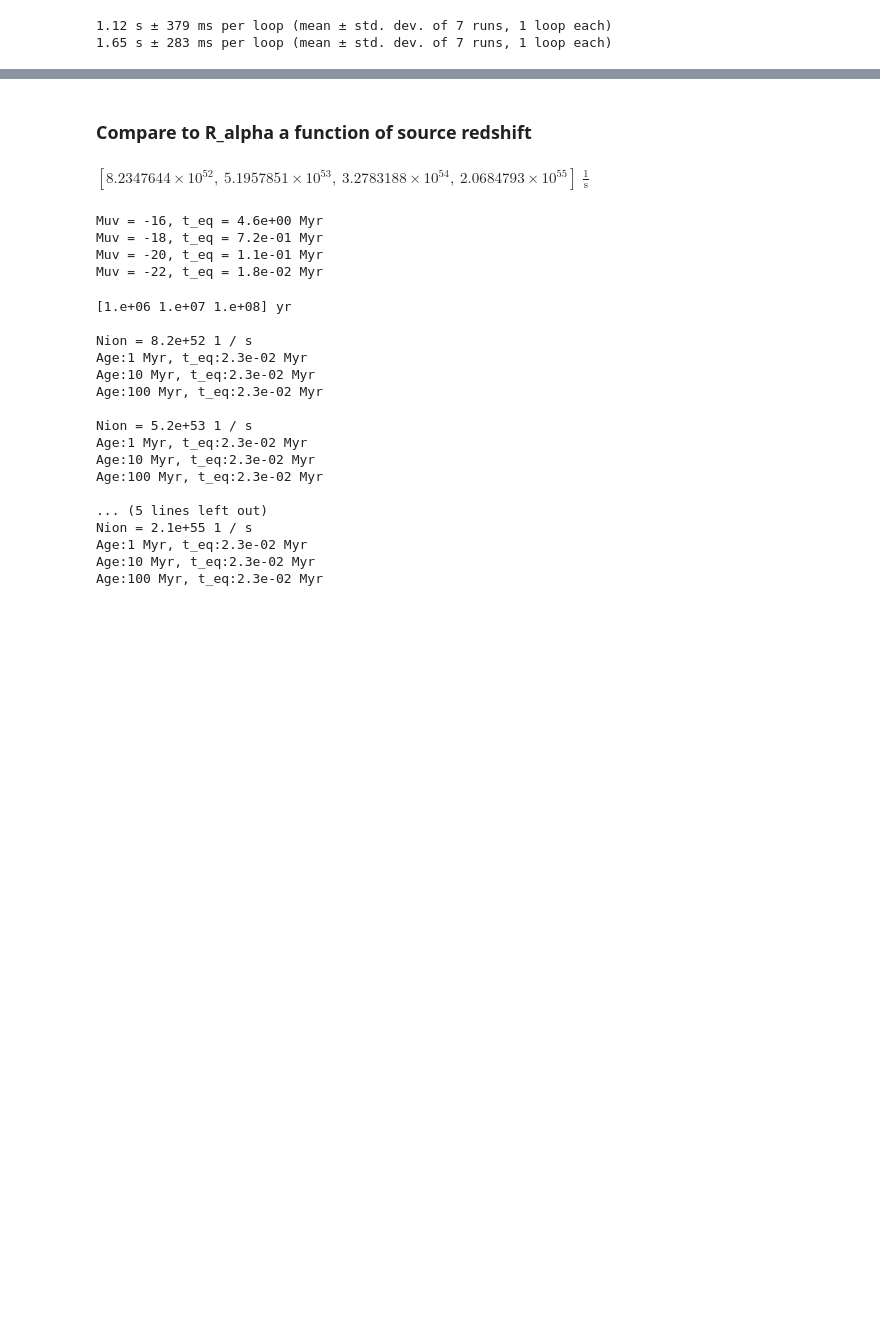
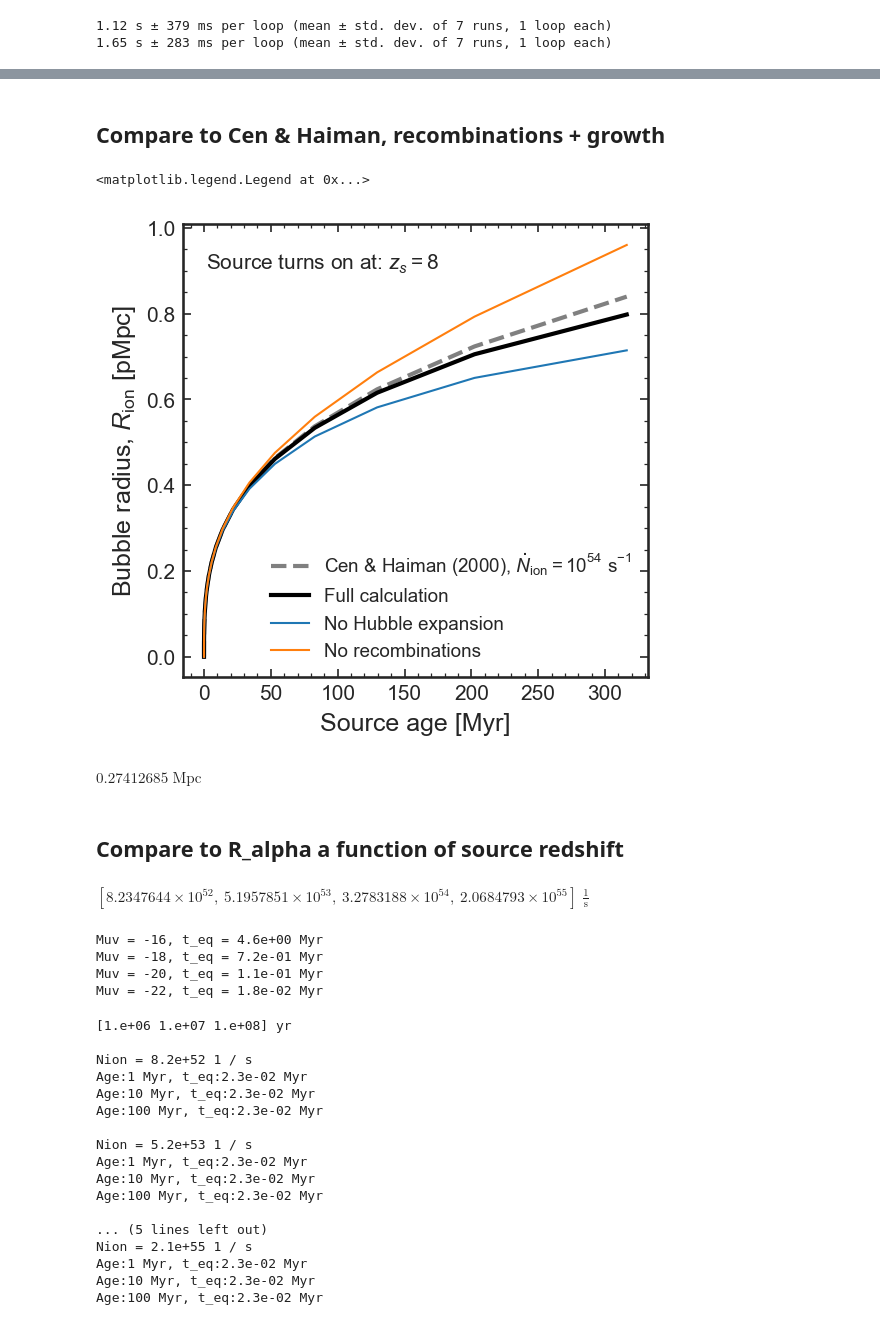
Before and after one commit to charlottenosam/LyaLineshapes, a Jupyter notebook: notebooks/bubble_size_lya_DV.ipynb, the cells around one changed output, grey strips where cells are left out. Cells and saved outputs as stored; diff of their text form; code cells hidden in the pictures; blank space fills up the shorter version.

```diff
--- a/notebooks/bubble_size_lya_DV.ipynb
+++ b/notebooks/bubble_size_lya_DV.ipynb
@@ -606,5 +594,44 @@ plt.legend(fontsize=9)
+# %% [markdown]
+## Compare to Cen & Haiman, recombinations + growth
+# %%
+t_tab = np.logspace(-1, 8.5)
+z_s0 = 8 # Redshift source turned on
+
+Ndot_ion = 1e54/u.s
+
+plt.plot(t_tab/1e6, bubbles.R_bubble_CenHaiman2000(z_s0, Ndot_ion=Ndot_ion, t_source=t_tab*u.yr),
+         ls='dashed', c='0.5', label='Cen & Haiman (2000), $\dot{N}_\mathrm{ion} = 10^{54}$ s$^{-1}$')
+
+# Full calculation
+R3 = odeint(bubbles.dRion3_dt, y0=0., t=t_tab, args=(z_s0, Ndot_ion), tfirst=True)
+R = R3.T[0]**(1/3.)
+plt.plot(t_tab/1e6, R, c='k', label='Full calculation')
+
+# No Hubble expansion
+R3 = odeint(bubbles.dRion3_dt, y0=0., t=t_tab, args=(z_s0, Ndot_ion, 3, 1e4, False, True), tfirst=True)
+R = R3.T[0]**(1/3.)
+plt.plot(t_tab/1e6, R, lw=1, label='No Hubble expansion')
+
+# No recombinations
+R3 = odeint(bubbles.dRion3_dt, y0=0., t=t_tab, args=(z_s0, Ndot_ion, 3, 1e4, True, False), tfirst=True)
+R = R3.T[0]**(1/3.)
+plt.plot(t_tab/1e6, R, lw=1, label='No recombinations')
+
+plt.annotate('Source turns on at: $z_s = %.0f$' % z_s0, xy=(0.05, 0.9), xycoords='axes fraction', ha='left')
+
+plt.xlabel('Source age [Myr]')
+plt.ylabel(r'Bubble radius, $R_\mathrm{ion}$ [pMpc]')
+
+plt.legend(fontsize=9)
+# %% [output]
+<matplotlib.legend.Legend at 0x...>
+[figure, added]
+# %%
+(217.*u.km/u.s/Planck15.H(z=6.6)).to(u.Mpc)
+# %% [output]
+$0.27412685 \; \mathrm{Mpc}$
 # %% [markdown]
-### Compare to R_alpha a function of source redshift
+## Compare to R_alpha a function of source redshift
 # %%
 Muv_tab = np.array([-16, -18., -20, -22, -24.])
 Muv_tab = np.array([-16, -18, -20, -22.])
```
Also changed, not shown: parts of 17 cells of this notebook, 22 other files.
